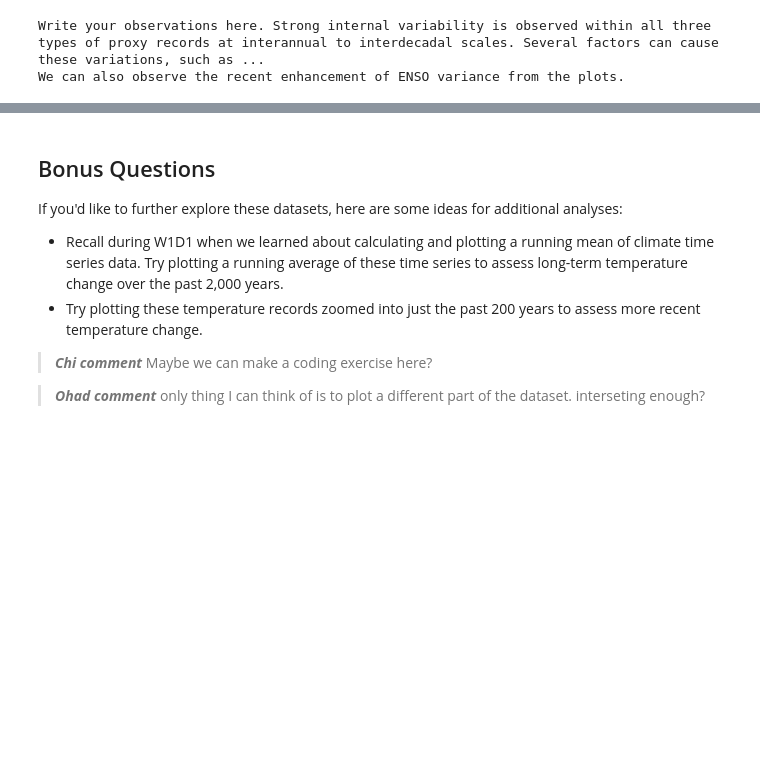
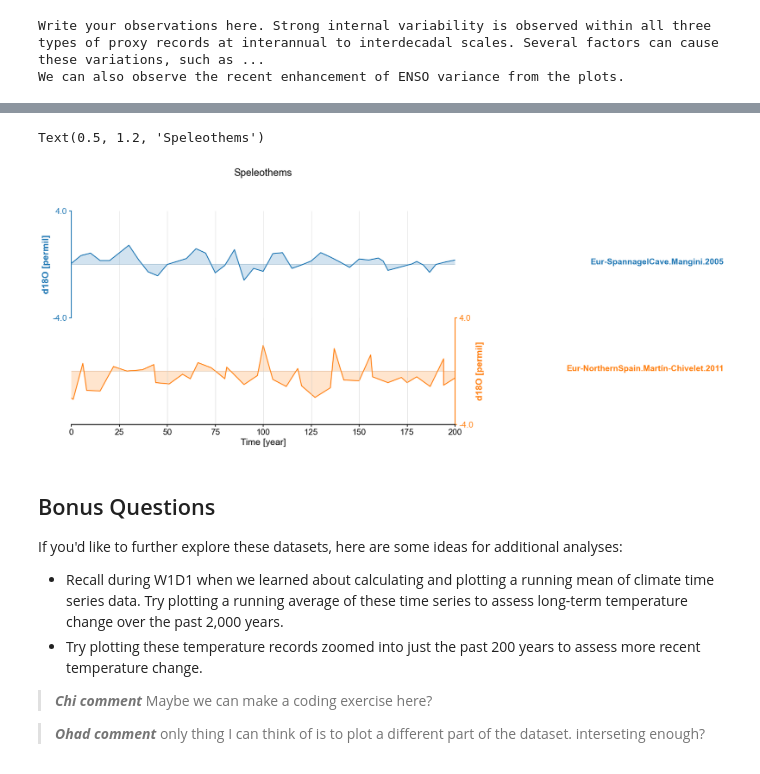
Before and after one commit to ClimateMatchAcademy/course-content, a Jupyter notebook: tutorials/W1D4_Paleoclimate/W1D4_Tutorial3.ipynb, the cells around one changed output, grey strips where cells are left out. Drawn from its saved outputs; the diff is of its cells as text; code cells hidden in the pictures; blank space fills up the shorter version.

```diff
--- a/tutorials/W1D4_Paleoclimate/W1D4_Tutorial3.ipynb
+++ b/tutorials/W1D4_Paleoclimate/W1D4_Tutorial3.ipynb
@@ -268,3 +274,10 @@ We can also observe the recent enhancement of ENSO variance from the plots.
+# %%
+# to_remove solution
+ax=spel_stnd.stackplot(label_x_loc=1.7,xlim=[0,200],v_shift_factor =1,figsize=[9,5], time_unit="year")
+ax[0].suptitle("Speleothems", y=1.2)
+# %% [output]
+Text(0.5, 1.2, 'Speleothems')
+[figure, added]
 # %% [markdown]
 ## Bonus Questions
 If you'd like to further explore these datasets, here are some ideas for additional analyses:
```
Also changed, not shown: parts of 10 cells of this notebook, 8 other files.
